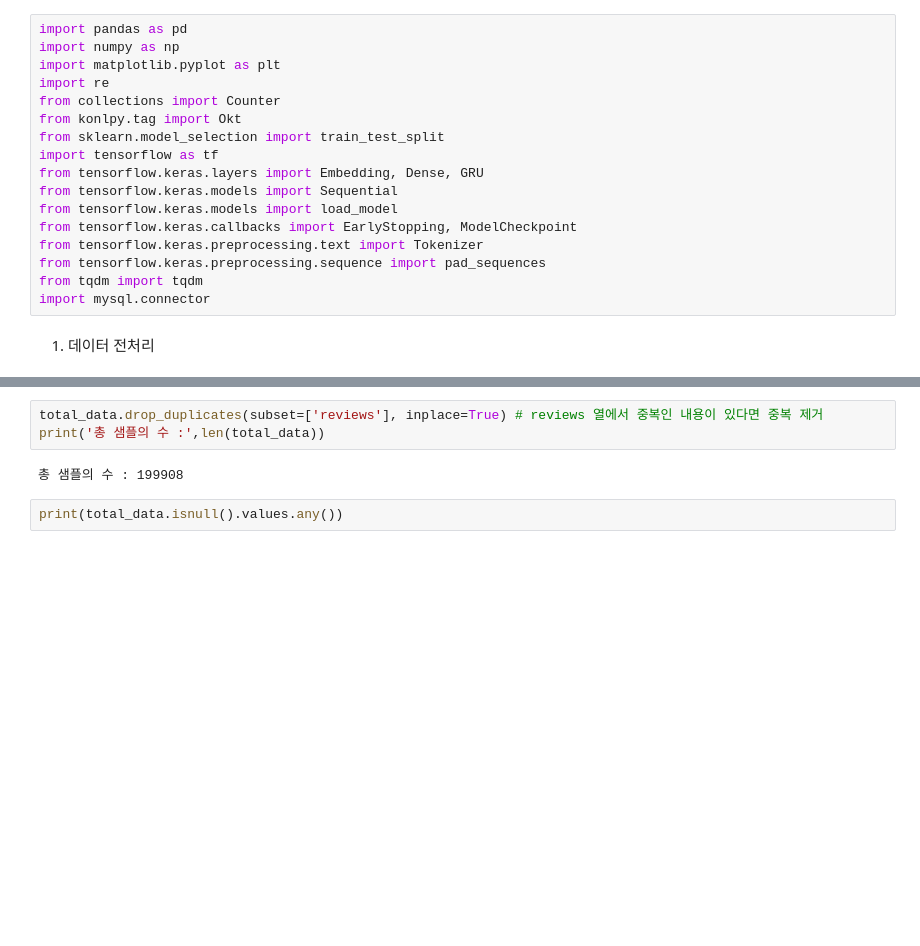
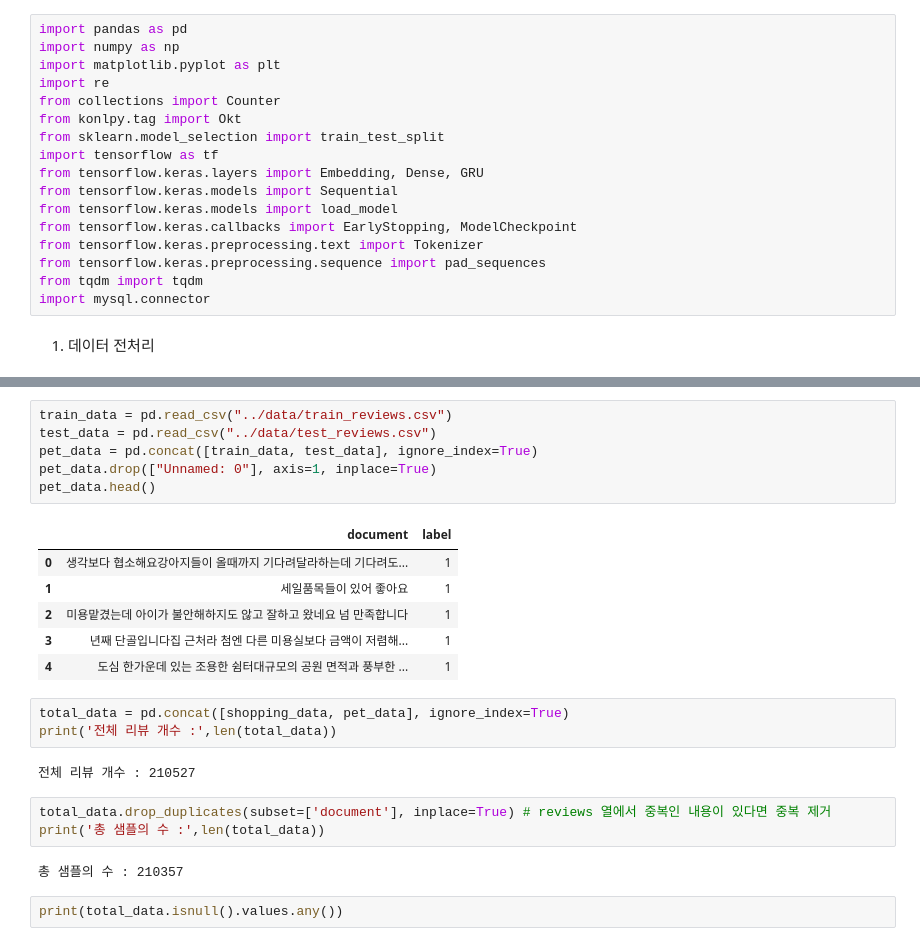
Before and after one commit to addinedu-ros-8th/eda-repo-5, a Jupyter notebook: src/sentimentAnalysis.ipynb, the cells around one changed output, grey strips where cells are left out. Drawn from its saved outputs; the diff is of its cells as text; blank space fills up the shorter version.

```diff
--- a/src/sentimentAnalysis.ipynb
+++ b/src/sentimentAnalysis.ipynb
@@ -41,8 +48,26 @@ total_data[:5]
+# %%
+train_data = pd.read_csv("../data/train_reviews.csv")
+test_data = pd.read_csv("../data/test_reviews.csv")
+pet_data = pd.concat([train_data, test_data], ignore_index=True)
+pet_data.drop(["Unnamed: 0"], axis=1, inplace=True)
+pet_data.head()
+# %% [output]
+|  | document | label |
+| 0 | 생각보다 협소해요강아지들이 올때까지 기다려달라하는데 기다려도... | 1 |
+| 1 | 세일품목들이 있어 좋아요 | 1 |
+| 2 | 미용맡겼는데 아이가 불안해하지도 않고 잘하고 왔네요 넘 만족합니다 | 1 |
+| 3 | 년째 단골입니다집 근처라 첨엔 다른 미용실보다 금액이 저렴해... | 1 |
+| 4 | 도심 한가운데 있는 조용한 쉼터대규모의 공원 면적과 풍부한 ... | 1 |
+# %%
+total_data = pd.concat([shopping_data, pet_data], ignore_index=True)
+print('전체 리뷰 개수 :',len(total_data))
+# %% [output]
+전체 리뷰 개수 : 210527
 # %%
-total_data.drop_duplicates(subset=['reviews'], inplace=True) # reviews 열에서 중복인 내용이 있다면 중복 제거
+total_data.drop_duplicates(subset=['document'], inplace=True) # reviews 열에서 중복인 내용이 있다면 중복 제거
 print('총 샘플의 수 :',len(total_data))
 # %% [output]
-총 샘플의 수 : 199908
+총 샘플의 수 : 210357
 # %%
 print(total_data.isnull().values.any())
 # %% [output]
```
Also changed, not shown: parts of 18 cells of this notebook, 1 other file.
